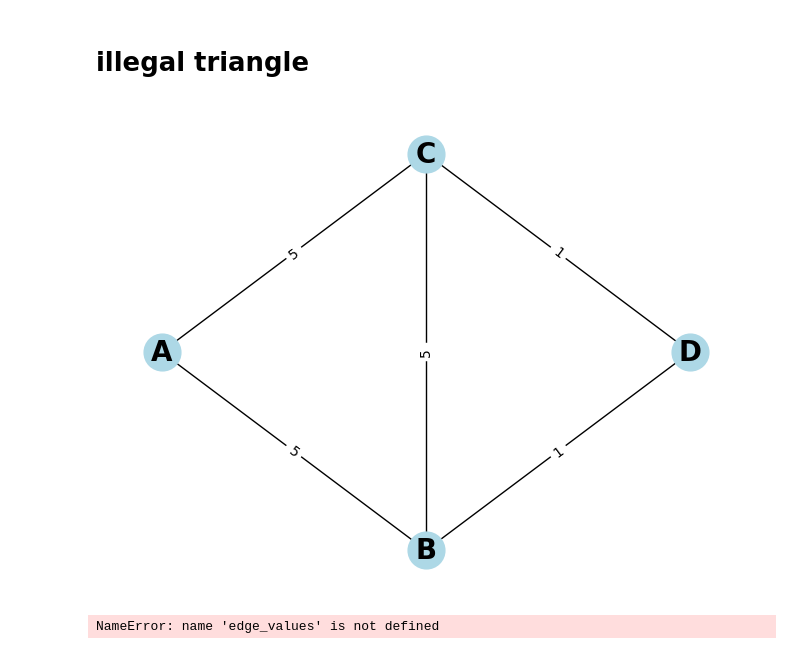
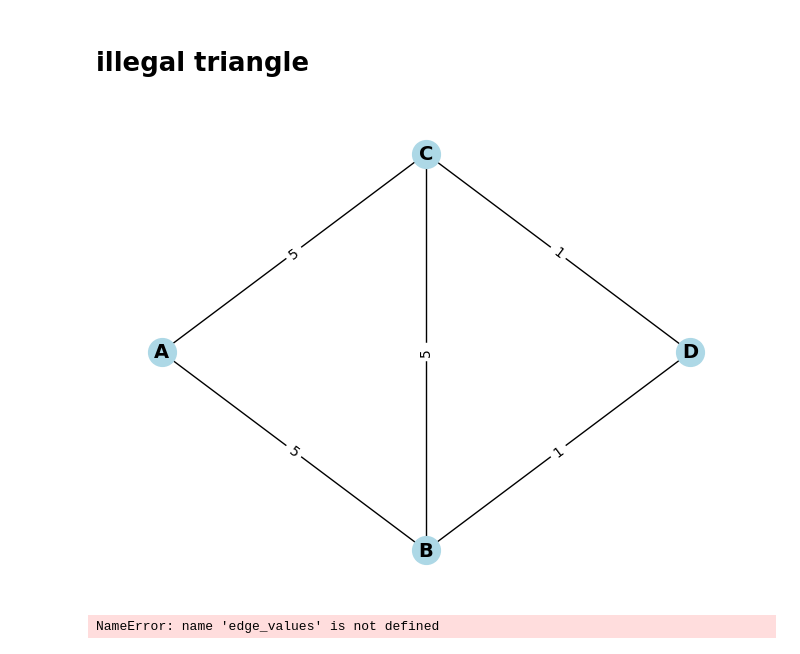
Before and after one commit to Whatisthisname/probabilistic-PDE-solver-on-manifold, a Jupyter notebook: app/intrinsic_triangulator.ipynb, the cells around one changed output. Cells and saved outputs as stored; diff of their text form; code cells hidden in the pictures.

```diff
--- a/app/intrinsic_triangulator.ipynb
+++ b/app/intrinsic_triangulator.ipynb
@@ -311,37 +311,39 @@ pos = {
 }
 #
 
 # # SCENARIO 2
 # graph.add_edge("A", "B", weight=5)
 # graph.add_edge("A", "C", weight=5)
 # graph.add_edge("B", "C", weight=5)
 # graph.add_edge("B", "D", weight=1)
 # graph.add_edge("C", "D", weight=1.4)
 
 # # draw the graph with edge weights show
 # pos = {
 #     "A": np.array([-1, 0.5]),
 #     "B": np.array([0, 0]),
 #     "C": np.array([0, 1.0]),
 #     "D": np.array([1, 0]),
 # }
 ##
 
 nx.draw(
     graph,
     pos,
     with_labels=True,
-    node_size=700,
+    node_size=400,
     node_color="lightblue",
-    font_size=20,
+    font_size=14,
     font_weight="bold",
+    ax=ax,
 )
 edge_labels = nx.get_edge_attributes(graph, "weight")
 
 
-nx.draw_networkx_edge_labels(graph, pos, edge_labels=edge_labels);
+nx.draw_networkx_edge_labels(graph, pos, edge_labels=edge_labels, ax=ax)
+fig.savefig("circumcentric.png", bbox_inches="tight", transparent=True)
 # %% [output]
-[figure, old version]
+[figure, new version]
 # %%
 # for each edge, get the nodes that are lie on 2-hop paths from the source to the target
 from discrete_exterior_calculus.triangulate import edge
```
Also changed, not shown: parts of 2 cells of this notebook, 11 other files.
